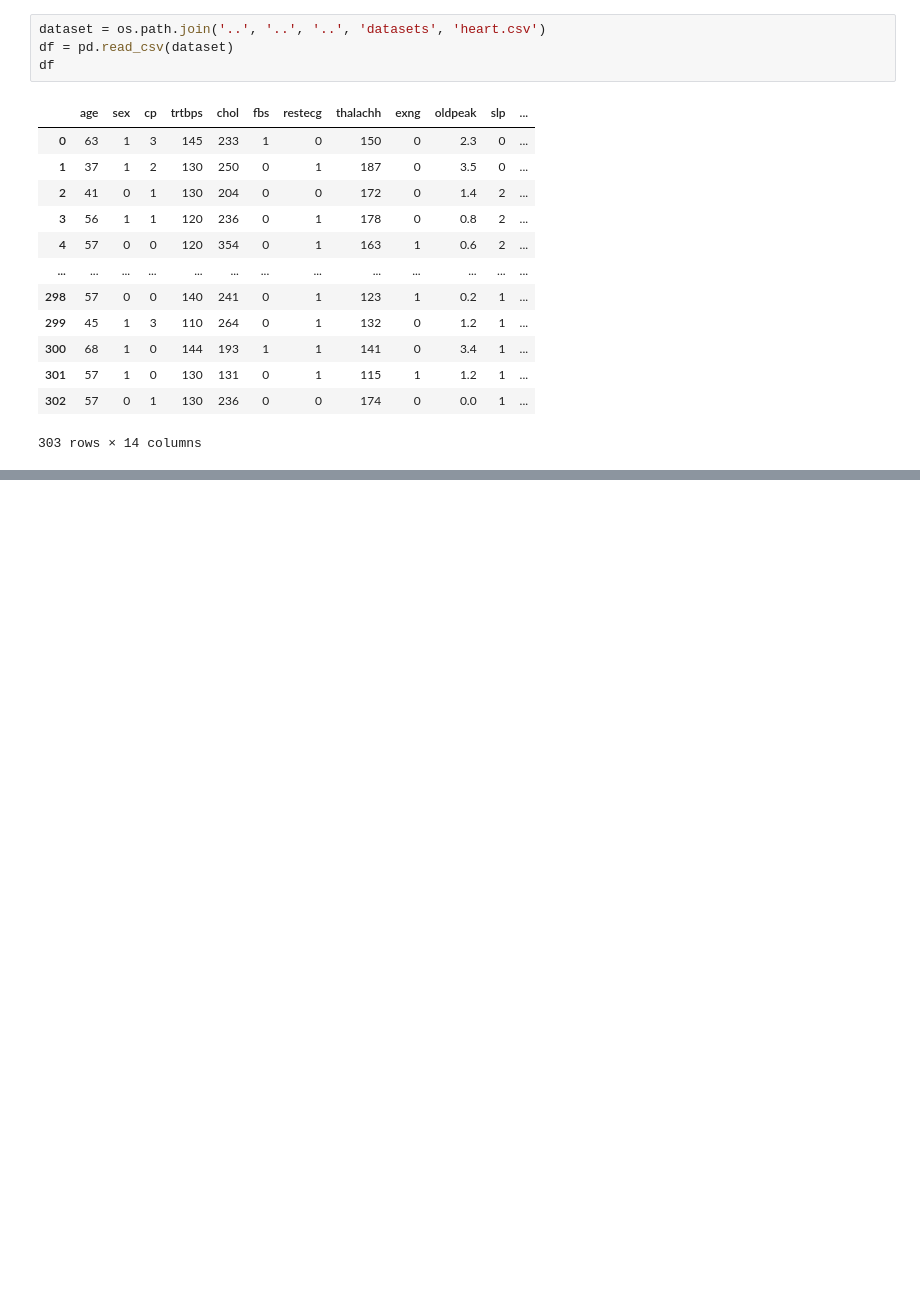
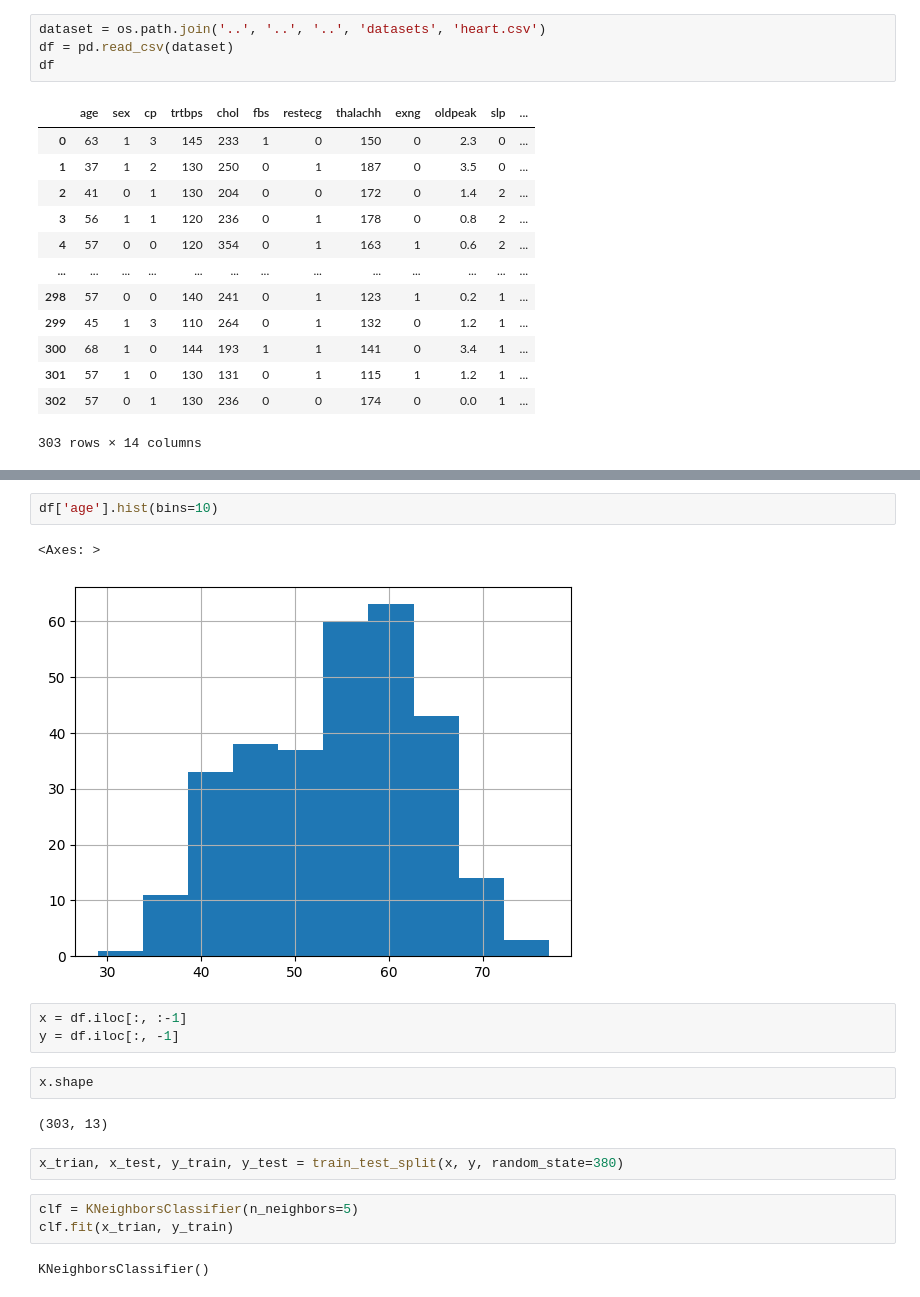
Before and after one commit to docroch/learning-data-science, a Jupyter notebook: modeling-evaluation/supervised-learning/classification/neighbors/knn-heart.ipynb, the cells around one changed output, grey strips where cells are left out. Drawn from its saved outputs; the diff is of its cells as text; blank space fills up the shorter version.

```diff
--- a/modeling-evaluation/supervised-learning/classification/neighbors/knn-heart.ipynb
+++ b/modeling-evaluation/supervised-learning/classification/neighbors/knn-heart.ipynb
@@ -24,0 +51,19 @@ df
+# %%
+df['age'].hist(bins=10)
+# %% [output]
+<Axes: >
+[figure, added]
+# %%
+x = df.iloc[:, :-1]
+y = df.iloc[:, -1]
+# %%
+x.shape
+# %% [output]
+(303, 13)
+# %%
+x_trian, x_test, y_train, y_test = train_test_split(x, y, random_state=380)
+# %%
+clf = KNeighborsClassifier(n_neighbors=5)
+clf.fit(x_trian, y_train)
+# %% [output]
+KNeighborsClassifier()
```
Also changed, not shown: parts of 5 cells of this notebook.
